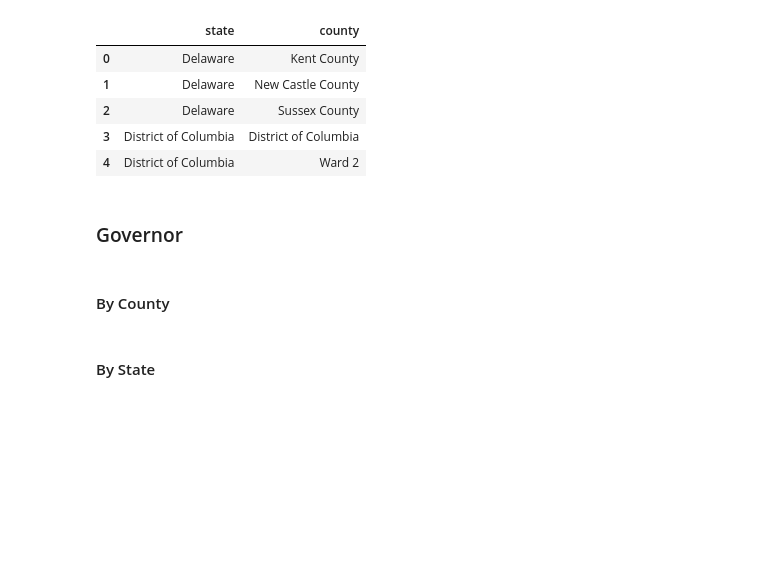
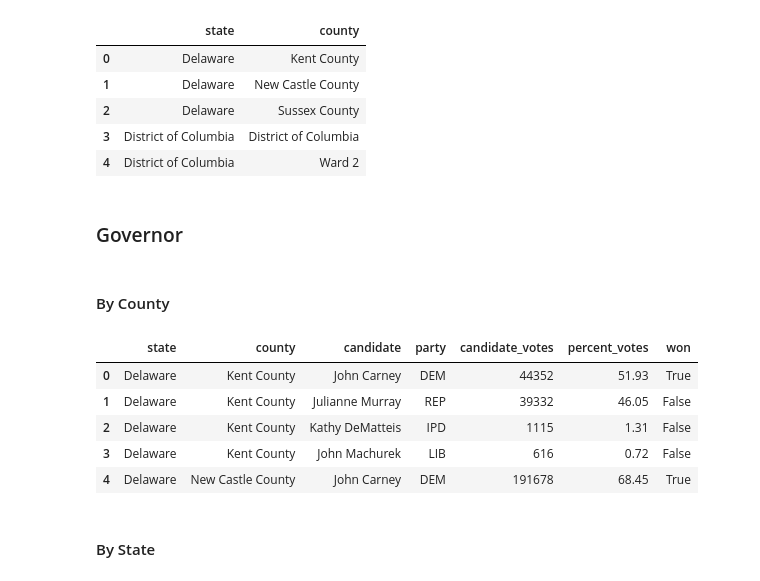
Before and after one commit to LeeProut/ETL-project, a Jupyter notebook: election2020.ipynb, the cells around one changed output. Cells and saved outputs as stored; diff of their text form; code cells hidden in the pictures; blank space fills up the shorter version.

```diff
--- a/election2020.ipynb
+++ b/election2020.ipynb
@@ -176,12 +172,24 @@ state_district_df.head()
 #### By County
 # %%
 # Rename column and make a copy from original dataframe
+gov_result_df = gov_cand_df.rename(columns={'votes':'candidate_votes'}).copy()
+gov_result_df
 
 # Assign column of each candidate's percentage vote
-
+gov_result_df = gov_result_df.assign(percent_votes = round(gov_result_df.candidate_votes/gov_result_df.groupby(['state','county']).candidate_votes.transform('sum')*100, 2))
 # Rearrage columns
+gov_result_cleaned_df = gov_result_df[['state', 'county','candidate', 'party',
+                                       'candidate_votes', 'percent_votes', 'won']].copy()
 
 # Display dataframe
+gov_result_cleaned_df.head()
+# %% [output]
+|  | state | county | candidate | party | candidate_votes | percent_votes | won |
+| 0 | Delaware | Kent County | John Carney | DEM | 44352 | 51.93 | True |
+| 1 | Delaware | Kent County | Julianne Murray | REP | 39332 | 46.05 | False |
+| 2 | Delaware | Kent County | Kathy DeMatteis | IPD | 1115 | 1.31 | False |
+| 3 | Delaware | Kent County | John Machurek | LIB | 616 | 0.72 | False |
+| 4 | Delaware | New Castle County | John Carney | DEM | 191678 | 68.45 | True |
 # %% [markdown]
 #### By State
 # %%
```
Also changed, not shown: parts of 30 cells of this notebook.
